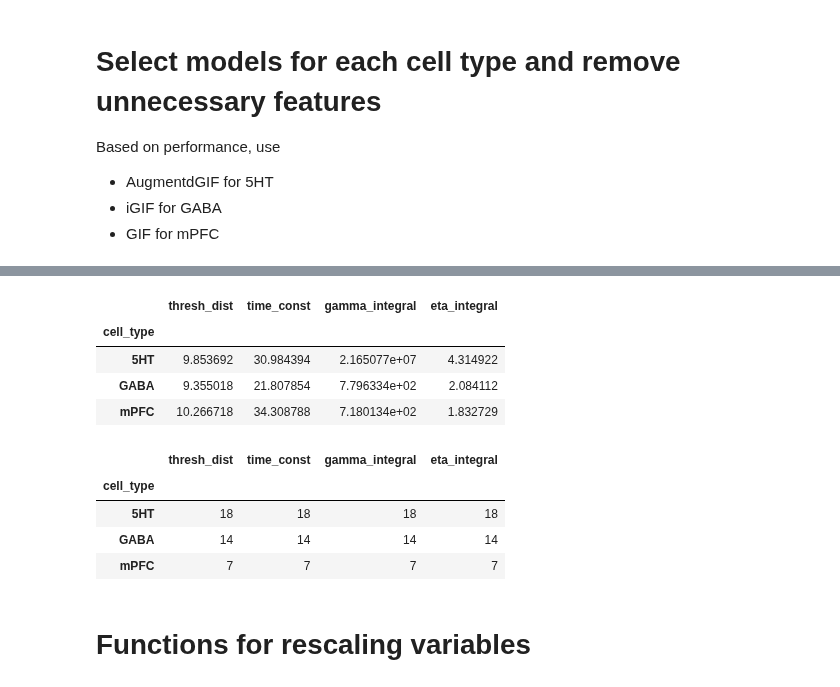
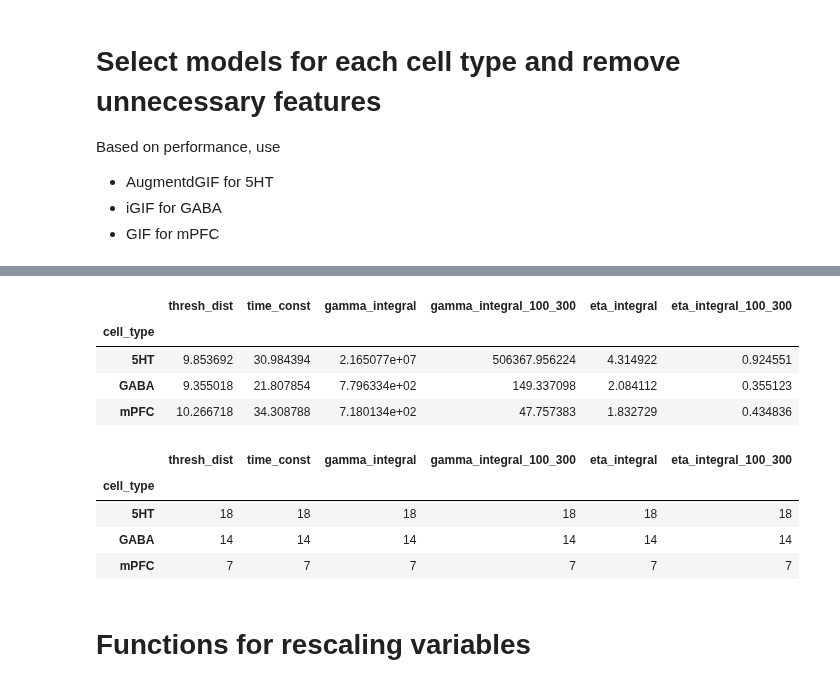
Before and after one commit to nauralcodinglab/raphegif, a Jupyter notebook: figs/scripts/writeup/single_neuron_model_parameter_comparison.ipynb, the cells around one changed output, grey strips where cells are left out. Saved outputs shown, nothing was run; the diff lists cells and outputs as text; code cells hidden in the pictures.

```diff
--- a/figs/scripts/writeup/single_neuron_model_parameter_comparison.ipynb
+++ b/figs/scripts/writeup/single_neuron_model_parameter_comparison.ipynb
@@ -68,7 +68,29 @@ def get_kernel_integral(model_param_df, kernel_name):
     for colname in model_param_df.columns:
         match = re.search('{}_(.*)'.format(kernel_name), colname)
         if match is not None:
-            timescale = float(match.groups()[0])
-            integrals += model_param_df[colname] * timescale
+            try:
+                timescale = float(match.groups()[0])
+                integrals += model_param_df[colname] * timescale
+            except ValueError:
+                pass
 
     return integrals
+
+def _monoexponential_integral(scale, tau, start, end):
+    """Evaluate the integral of scale * e^{-t/tau} from t=start to end."""
+    return scale * tau * (np.exp(-start / tau) - np.exp(-end / tau))
+
+def get_kernel_integral_over_range(model_param_df, kernel_name, start, end):
+    integrals = np.zeros(model_param_df.shape[0], dtype=np.float64)
+
+    for colname in model_param_df.columns:
+        match = re.search('{}_(.*)'.format(kernel_name), colname)
+        if match is not None:
+            try:
+                timescale = float(match.groups()[0])
+                integrals += _monoexponential_integral(model_param_df[colname], timescale, start, end)
+            except ValueError:
+                # ValueError if match cannot be converted to float.
+                pass
+
+    return integrals
@@ -75,6 +104,8 @@ def get_kernel_integral(model_param_df, kernel_name):
 # %%
 params['gamma_integral'] = get_kernel_integral(params, 'gamma')
+params['gamma_integral_100_300'] = get_kernel_integral_over_range(params, 'gamma', 100., 300.)
 params['eta_integral'] = get_kernel_integral(params, 'eta')
+params['eta_integral_100_300'] = get_kernel_integral_over_range(params, 'eta', 100., 300.)
 # %% [markdown]
 # Select models for each cell type and remove unnecessary features
 
@@ -133,19 +176,23 @@ params_cleaned.groupby(cell_types).mean().loc[:, ['thresh_dist', 'time_const', '
 # %%
-params_cleaned.groupby(cell_types).std().loc[:, ['thresh_dist', 'time_const', 'gamma_integral', 'eta_integral']]
+params_cleaned.groupby(cell_types).std().loc[:, [
+    'thresh_dist', 'time_const', 'gamma_integral', 'gamma_integral_100_300', 'eta_integral', 'eta_integral_100_300'
+]]
 # %% [output]
-|  | thresh_dist | time_const | gamma_integral | eta_integral |
-| cell_type |  |  |  |  |
-| 5HT | 9.853692 | 30.984394 | 2.165077e+07 | 4.314922 |
-| GABA | 9.355018 | 21.807854 | 7.796334e+02 | 2.084112 |
-| mPFC | 10.266718 | 34.308788 | 7.180134e+02 | 1.832729 |
+|  | thresh_dist | time_const | gamma_integral | gamma_integral_100_300 | eta_integral | eta_integral_100_300 |
+| cell_type |  |  |  |  |  |  |
+| 5HT | 9.853692 | 30.984394 | 2.165077e+07 | 506367.956224 | 4.314922 | 0.924551 |
+| GABA | 9.355018 | 21.807854 | 7.796334e+02 | 149.337098 | 2.084112 | 0.355123 |
+| mPFC | 10.266718 | 34.308788 | 7.180134e+02 | 47.757383 | 1.832729 | 0.434836 |
 # %%
-params_cleaned.groupby(cell_types).count().loc[:, ['thresh_dist', 'time_const', 'gamma_integral', 'eta_integral']]
+params_cleaned.groupby(cell_types).count().loc[:, [
+    'thresh_dist', 'time_const', 'gamma_integral', 'gamma_integral_100_300', 'eta_integral', 'eta_integral_100_300'
+]]
 # %% [output]
-|  | thresh_dist | time_const | gamma_integral | eta_integral |
-| cell_type |  |  |  |  |
-| 5HT | 18 | 18 | 18 | 18 |
-| GABA | 14 | 14 | 14 | 14 |
-| mPFC | 7 | 7 | 7 | 7 |
+|  | thresh_dist | time_const | gamma_integral | gamma_integral_100_300 | eta_integral | eta_integral_100_300 |
+| cell_type |  |  |  |  |  |  |
+| 5HT | 18 | 18 | 18 | 18 | 18 | 18 |
+| GABA | 14 | 14 | 14 | 14 | 14 | 14 |
+| mPFC | 7 | 7 | 7 | 7 | 7 | 7 |
 # %% [markdown]
 # Functions for rescaling variables
 # %%
```
Also changed, not shown: parts of 7 cells of this notebook, 1 other file.
